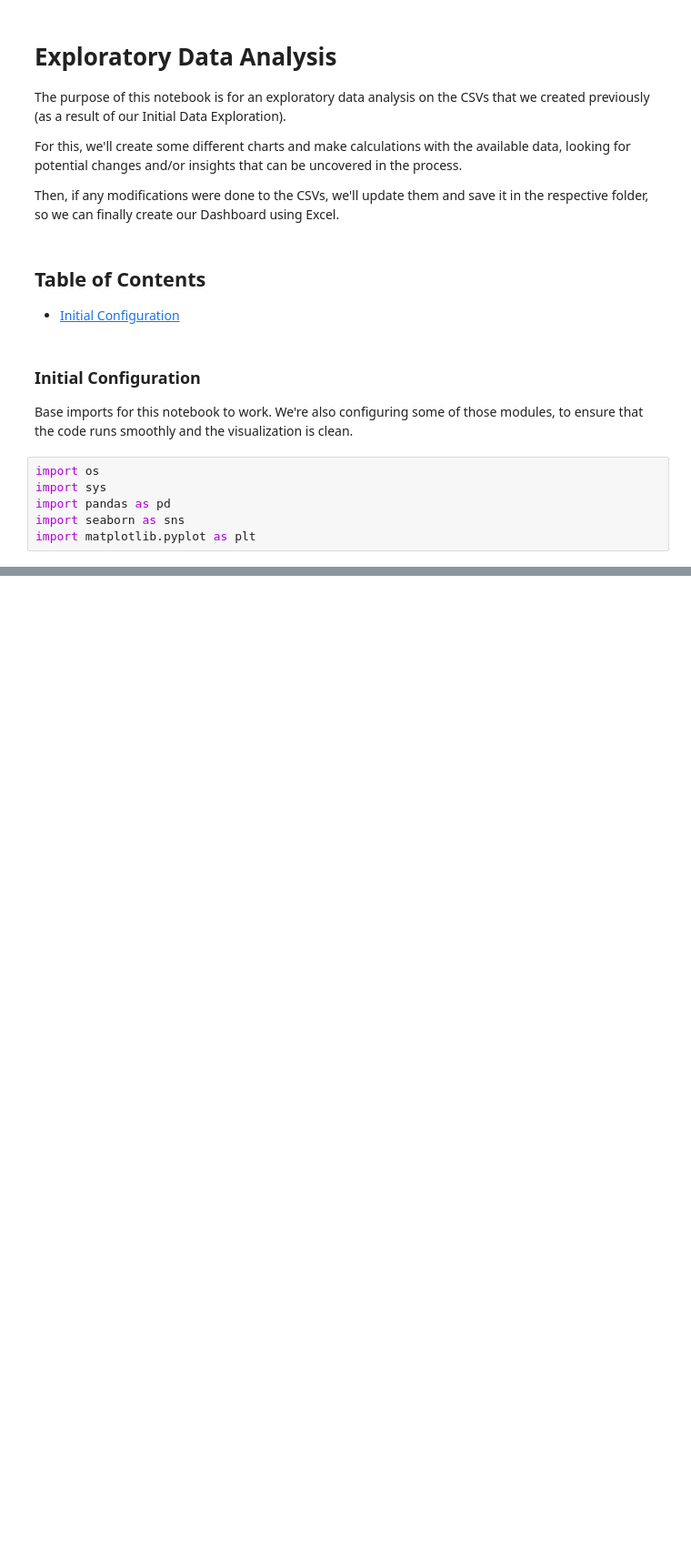
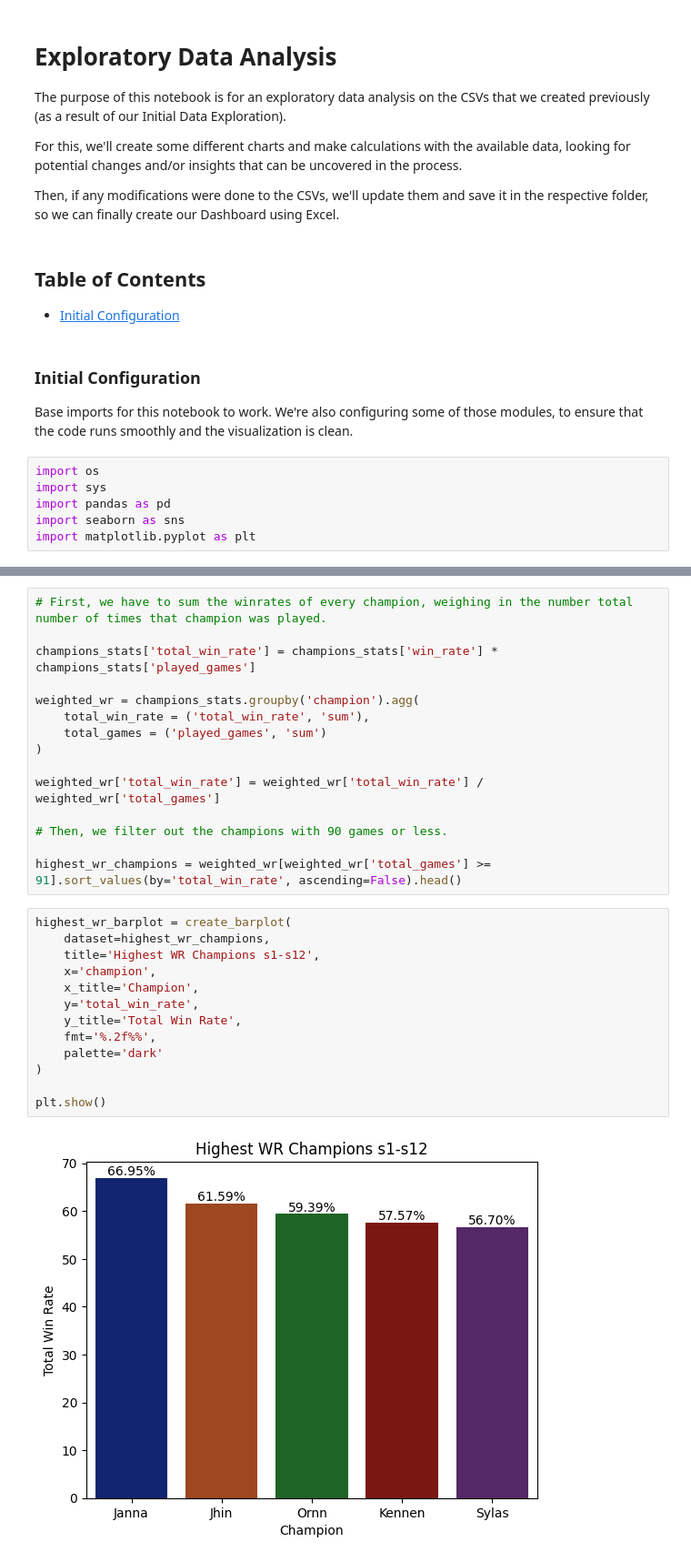
Before and after one commit to Murillo-ES/lol_worlds_project, a Jupyter notebook: notebooks/exploratory_data_analysis.ipynb, the cells around one changed output, grey strips where cells are left out. Shown: that part at 91% size. Drawn from its saved outputs; the diff is of its cells as text; blank space fills up the shorter version.

```diff
--- a/notebooks/exploratory_data_analysis.ipynb
+++ b/notebooks/exploratory_data_analysis.ipynb
@@ -51,0 +212,30 @@ plt.rcParams['figure.figsize'] = (30, 10)
+# %%
+# First, we have to sum the winrates of every champion, weighing in the number total number of times that champion was played.
+
+champions_stats['total_win_rate'] = champions_stats['win_rate'] * champions_stats['played_games']
+
+weighted_wr = champions_stats.groupby('champion').agg(
+    total_win_rate = ('total_win_rate', 'sum'),
+    total_games = ('played_games', 'sum')
+)
+
+weighted_wr['total_win_rate'] = weighted_wr['total_win_rate'] / weighted_wr['total_games']
+
+# Then, we filter out the champions with 90 games or less.
+
+highest_wr_champions = weighted_wr[weighted_wr['total_games'] >= 91].sort_values(by='total_win_rate', ascending=False).head()
+# %%
+highest_wr_barplot = create_barplot(
+    dataset=highest_wr_champions,
+    title='Highest WR Champions s1-s12',
+    x='champion',
+    x_title='Champion',
+    y='total_win_rate',
+    y_title='Total Win Rate',
+    fmt='%.2f%%',
+    palette='dark'
+)
+
+plt.show()
+# %% [output]
+[figure, added]
```
Also changed, not shown: parts of 12 cells of this notebook, 10 other files.
